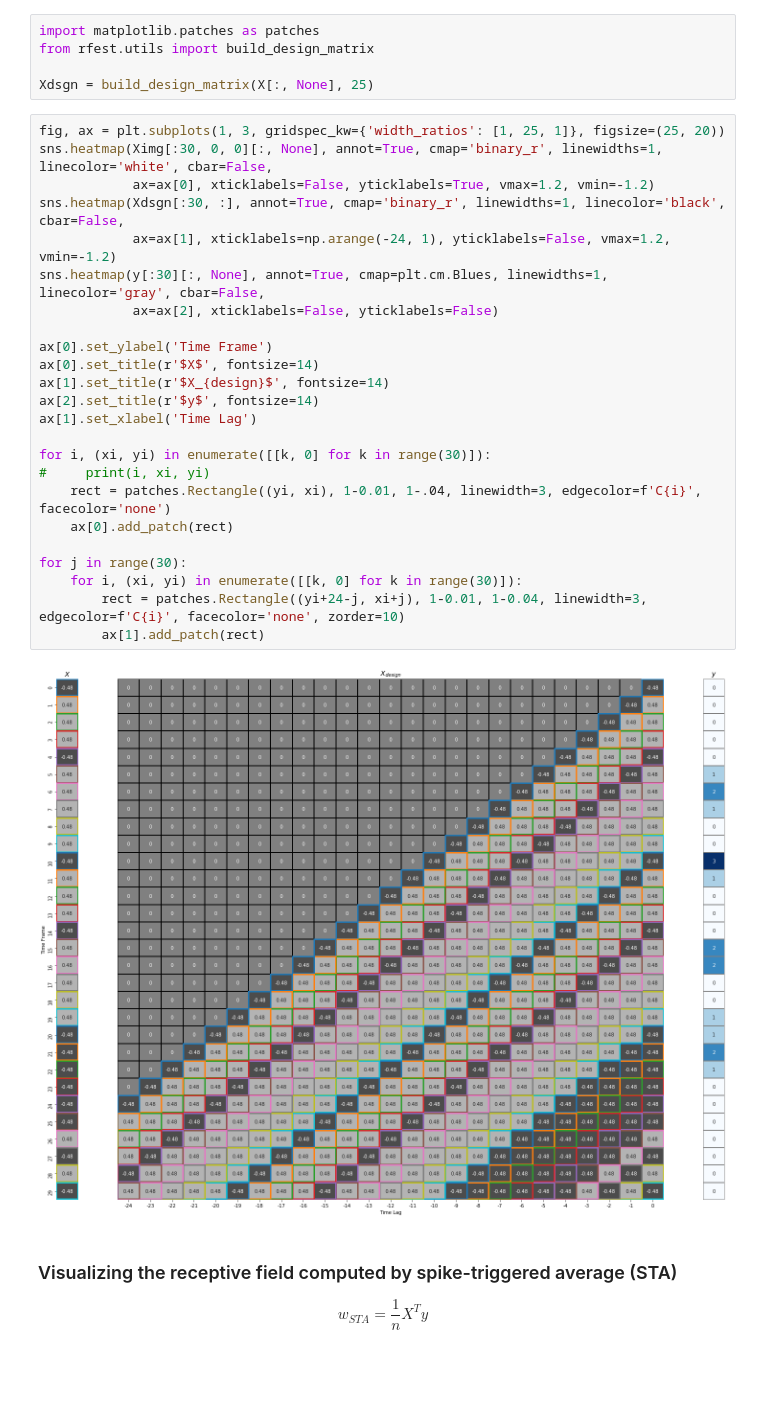
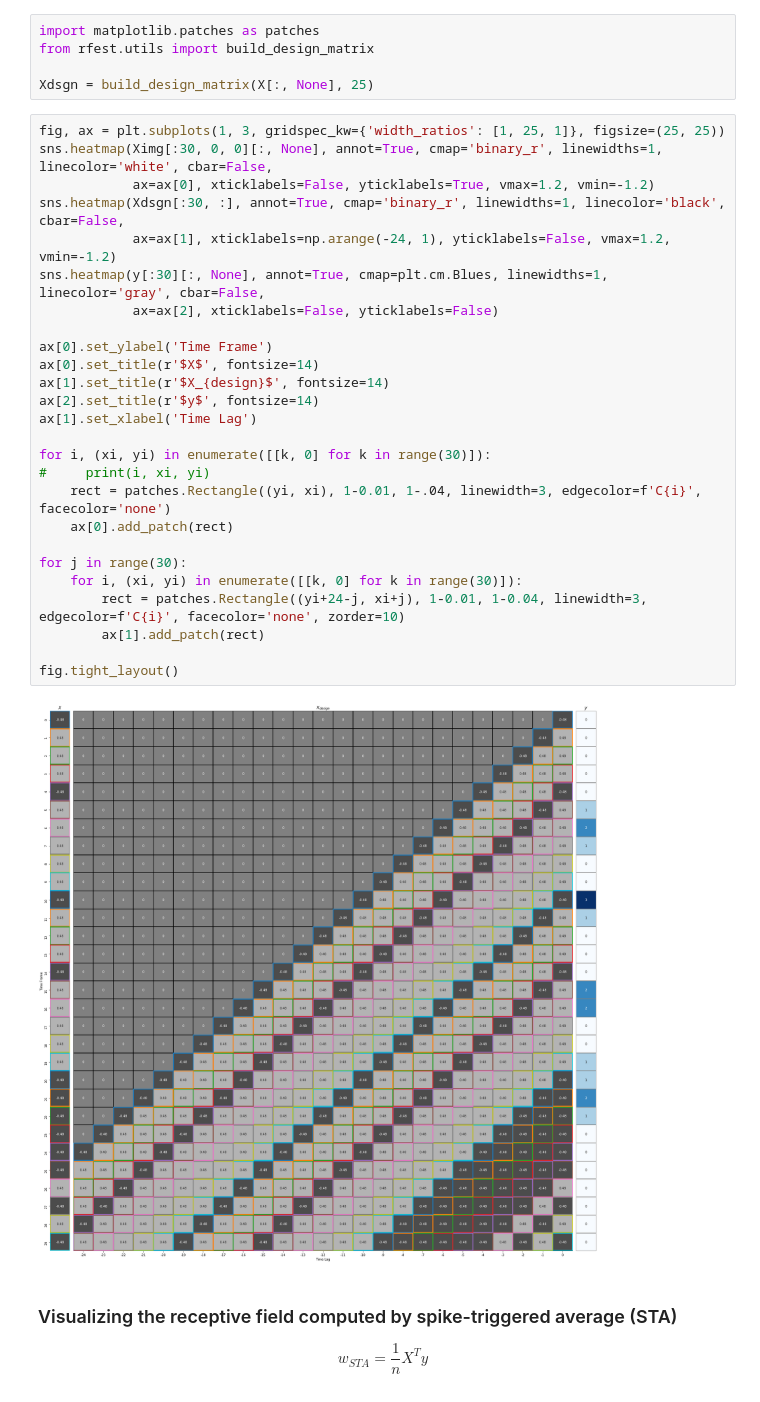
Before and after one commit to huangziwei/notebooks_RFEst, a Jupyter notebook: tutorials_igorcourse/tutorial.ipynb, the cells around one changed output. Saved outputs shown, nothing was run; the diff lists cells and outputs as text; blank space fills up the shorter version.

```diff
--- a/tutorials_igorcourse/tutorial.ipynb
+++ b/tutorials_igorcourse/tutorial.ipynb
@@ -227,31 +227,33 @@ from rfest.utils import build_design_matrix
 
 Xdsgn = build_design_matrix(X[:, None], 25)
 # %%
-fig, ax = plt.subplots(1, 3, gridspec_kw={'width_ratios': [1, 25, 1]}, figsize=(25, 20))
+fig, ax = plt.subplots(1, 3, gridspec_kw={'width_ratios': [1, 25, 1]}, figsize=(25, 25))
 sns.heatmap(Ximg[:30, 0, 0][:, None], annot=True, cmap='binary_r', linewidths=1, linecolor='white', cbar=False,
             ax=ax[0], xticklabels=False, yticklabels=True, vmax=1.2, vmin=-1.2)
 sns.heatmap(Xdsgn[:30, :], annot=True, cmap='binary_r', linewidths=1, linecolor='black', cbar=False,
             ax=ax[1], xticklabels=np.arange(-24, 1), yticklabels=False, vmax=1.2, vmin=-1.2)
 sns.heatmap(y[:30][:, None], annot=True, cmap=plt.cm.Blues, linewidths=1, linecolor='gray', cbar=False,
             ax=ax[2], xticklabels=False, yticklabels=False)
 
 ax[0].set_ylabel('Time Frame')
 ax[0].set_title(r'$X$', fontsize=14)
 ax[1].set_title(r'$X_{design}$', fontsize=14)
 ax[2].set_title(r'$y$', fontsize=14)
 ax[1].set_xlabel('Time Lag')
 
 for i, (xi, yi) in enumerate([[k, 0] for k in range(30)]):
 #     print(i, xi, yi)
     rect = patches.Rectangle((yi, xi), 1-0.01, 1-.04, linewidth=3, edgecolor=f'C{i}', facecolor='none')
     ax[0].add_patch(rect)
 
 for j in range(30):
     for i, (xi, yi) in enumerate([[k, 0] for k in range(30)]):
         rect = patches.Rectangle((yi+24-j, xi+j), 1-0.01, 1-0.04, linewidth=3, edgecolor=f'C{i}', facecolor='none', zorder=10)
         ax[1].add_patch(rect)
+
+fig.tight_layout()
 # %% [output]
-[figure, old version]
+[figure, new version]
 # %% [markdown]
 ### Visualizing the receptive field computed by spike-triggered average (STA)
 
```
Also changed, not shown: parts of 7 cells of this notebook.
